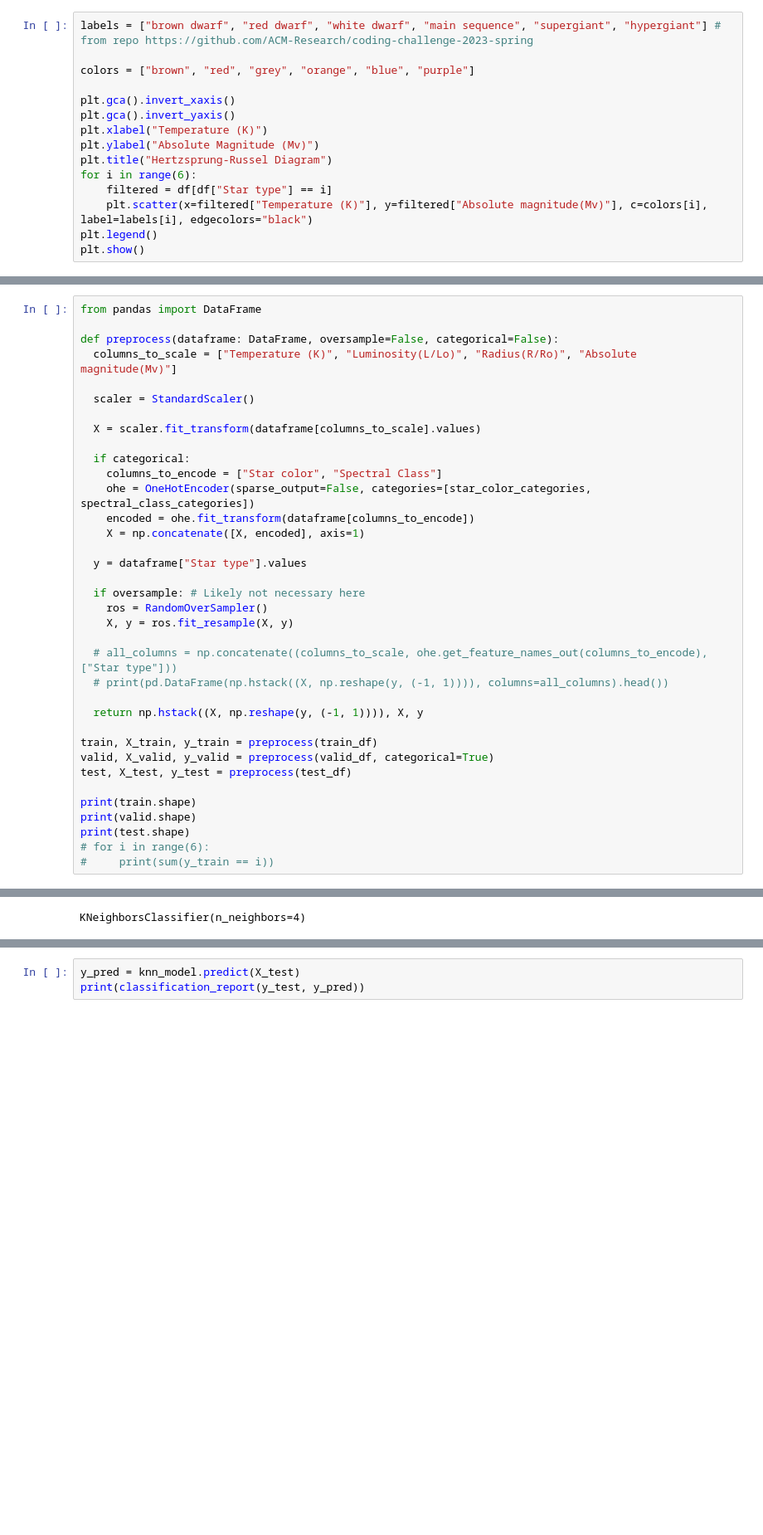
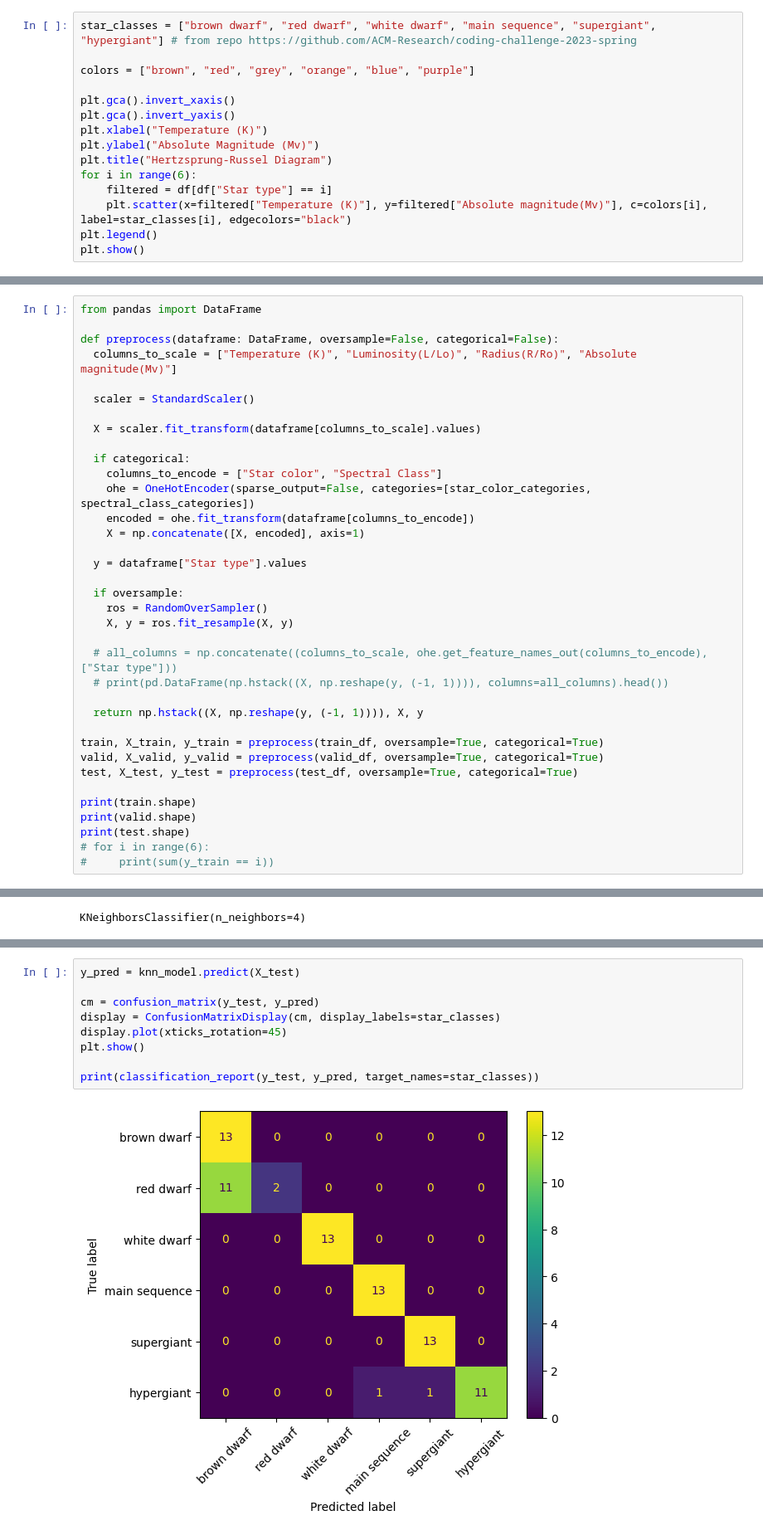
Before and after one commit to danielsuhcompsci/stars-stuff, a Jupyter notebook: Star_dataset.ipynb, the cells around one changed output, grey strips where cells are left out. Shown: that part at 83% size. Cells and saved outputs as stored; diff of their text form; blank space fills up the shorter version.

Commit message:
added confusion matrices, logistic regression, updated things

```diff
--- a/Star_dataset.ipynb
+++ b/Star_dataset.ipynb
@@ -109,7 +109,7 @@ print(vif)
 # %% [markdown]
 ## Hertzsprung-Russell Diagram
 # %%
-labels = ["brown dwarf", "red dwarf", "white dwarf", "main sequence", "supergiant", "hypergiant"] # from repo https://github.com/ACM-Research/coding-challenge-2023-spring
+star_classes = ["brown dwarf", "red dwarf", "white dwarf", "main sequence", "supergiant", "hypergiant"] # from repo https://github.com/ACM-Research/coding-challenge-2023-spring
 
 colors = ["brown", "red", "grey", "orange", "blue", "purple"]
 
@@ -120,7 +120,7 @@ plt.ylabel("Absolute Magnitude (Mv)")
 plt.title("Hertzsprung-Russel Diagram")
 for i in range(6):
     filtered = df[df["Star type"] == i]
-    plt.scatter(x=filtered["Temperature (K)"], y=filtered["Absolute magnitude(Mv)"], c=colors[i], label=labels[i], edgecolors="black")
+    plt.scatter(x=filtered["Temperature (K)"], y=filtered["Absolute magnitude(Mv)"], c=colors[i], label=star_classes[i], edgecolors="black")
 plt.legend()
 plt.show()
 # %% [output]
@@ -178,7 +178,7 @@ def preprocess(dataframe: DataFrame, oversample=False, categorical=False):
 
   y = dataframe["Star type"].values
 
-  if oversample: # Likely not necessary here
+  if oversample:
     ros = RandomOverSampler()
     X, y = ros.fit_resample(X, y)
 
@@ -187,9 +187,9 @@ def preprocess(dataframe: DataFrame, oversample=False, categorical=False):
 
   return np.hstack((X, np.reshape(y, (-1, 1)))), X, y
 
-train, X_train, y_train = preprocess(train_df)
-valid, X_valid, y_valid = preprocess(valid_df, categorical=True)
-test, X_test, y_test = preprocess(test_df)
+train, X_train, y_train = preprocess(train_df, oversample=True, categorical=True)
+valid, X_valid, y_valid = preprocess(valid_df, oversample=True, categorical=True)
+test, X_test, y_test = preprocess(test_df, oversample=True, categorical=True)
 
 print(train.shape)
 print(valid.shape)
@@ -222,5 +224,12 @@ KNeighborsClassifier(n_neighbors=4)
 - harmonic mean of precision and recall, gives the percent of correct positive predictions
 # %%
 y_pred = knn_model.predict(X_test)
-print(classification_report(y_test, y_pred))
+
+cm = confusion_matrix(y_test, y_pred)
+display = ConfusionMatrixDisplay(cm, display_labels=star_classes)
+display.plot(xticks_rotation=45)
+plt.show()
+
+print(classification_report(y_test, y_pred, target_names=star_classes))
 # %% [output]
+[figure, added]
```
Also changed, not shown: parts of 5 cells of this notebook.
